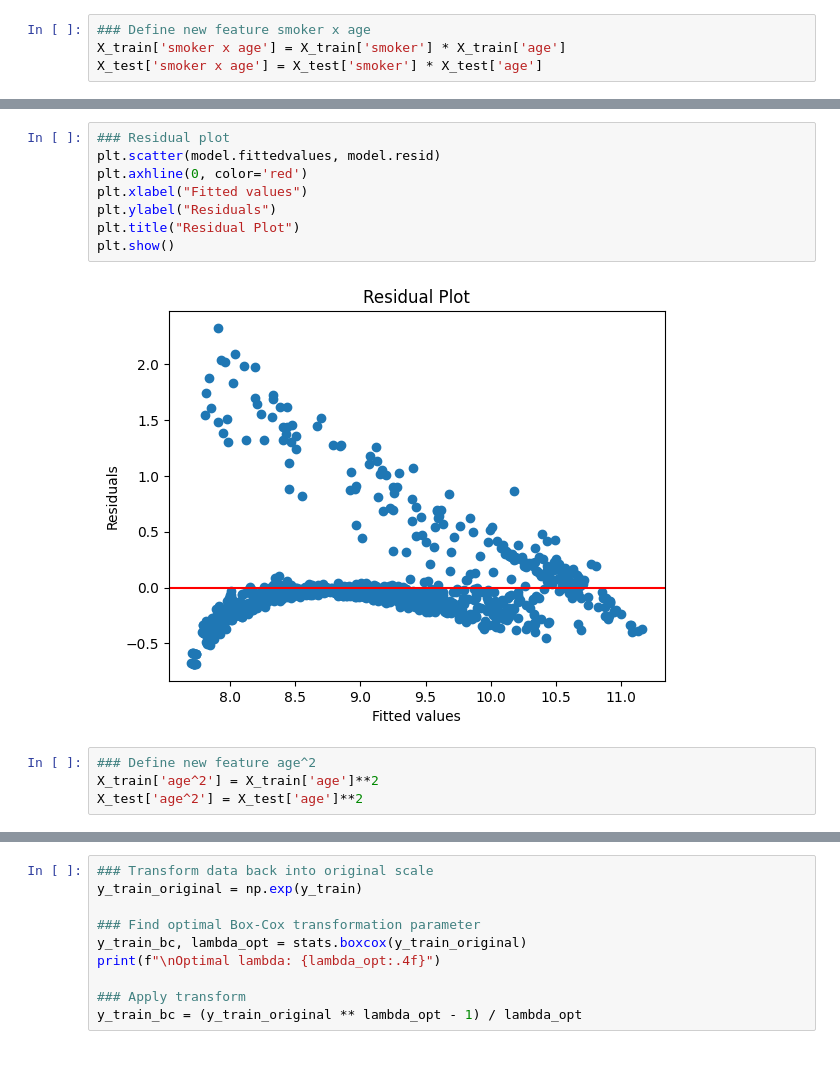
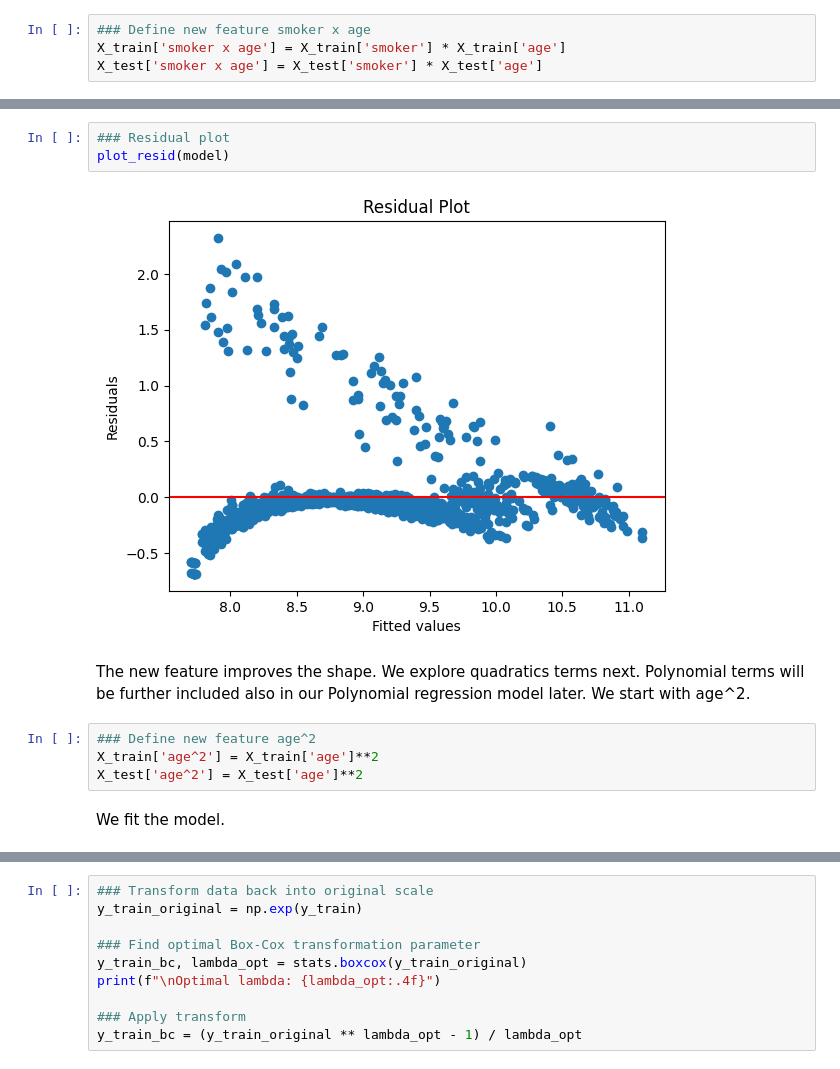
Before and after one commit to NikifBi/Medical_Costs_Regression_Analysis, a Jupyter notebook: Medical Costs.ipynb, the cells around one changed output, grey strips where cells are left out. Saved outputs shown, nothing was run; the diff lists cells and outputs as text.

```diff
--- a/Medical Costs.ipynb
+++ b/Medical Costs.ipynb
@@ -686,18 +746,17 @@ Notes:
 strong multicollinearity or other numerical problems.
-# %%
-### Residual plot
-plt.scatter(model.fittedvalues, model.resid)
-plt.axhline(0, color='red')
-plt.xlabel("Fitted values")
-plt.ylabel("Residuals")
-plt.title("Residual Plot")
-plt.show()
-# %% [output]
-[figure, removed]
+# %%
+### Residual plot
+plot_resid(model)
+# %% [output]
+[figure, added]
+# %% [markdown]
+The new feature improves the shape. We explore quadratics terms next. Polynomial terms will be further included also in our Polynomial regression model later. We start with age^2.
 # %%
 ### Define new feature age^2
 X_train['age^2'] = X_train['age']**2
 X_test['age^2'] = X_test['age']**2
+# %% [markdown]
+We fit the model.
 # %%
 ### Fitting the model
 model = sm.OLS(y_train, X_train).fit()
```
Also changed, not shown: parts of 69 cells of this notebook.
